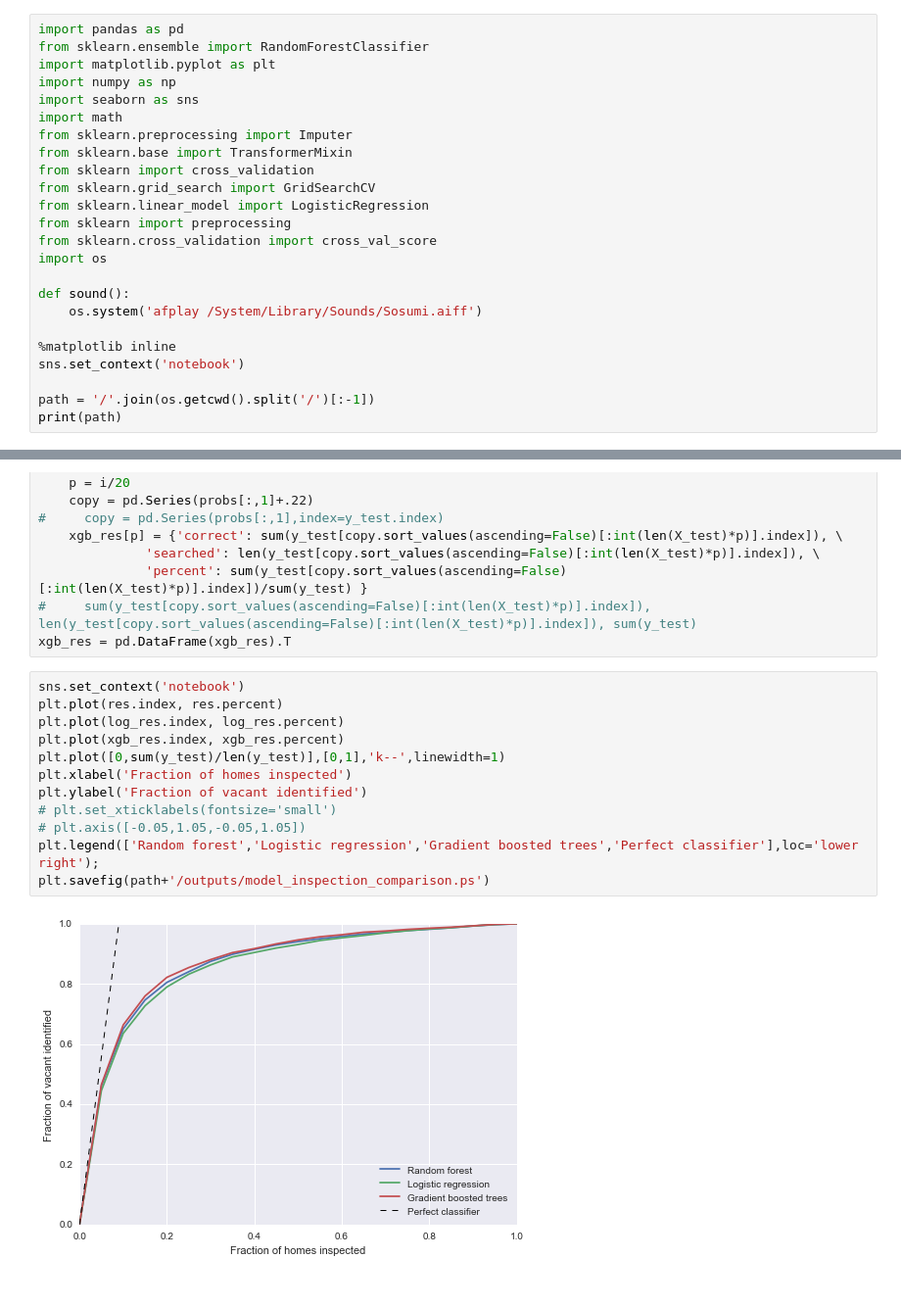
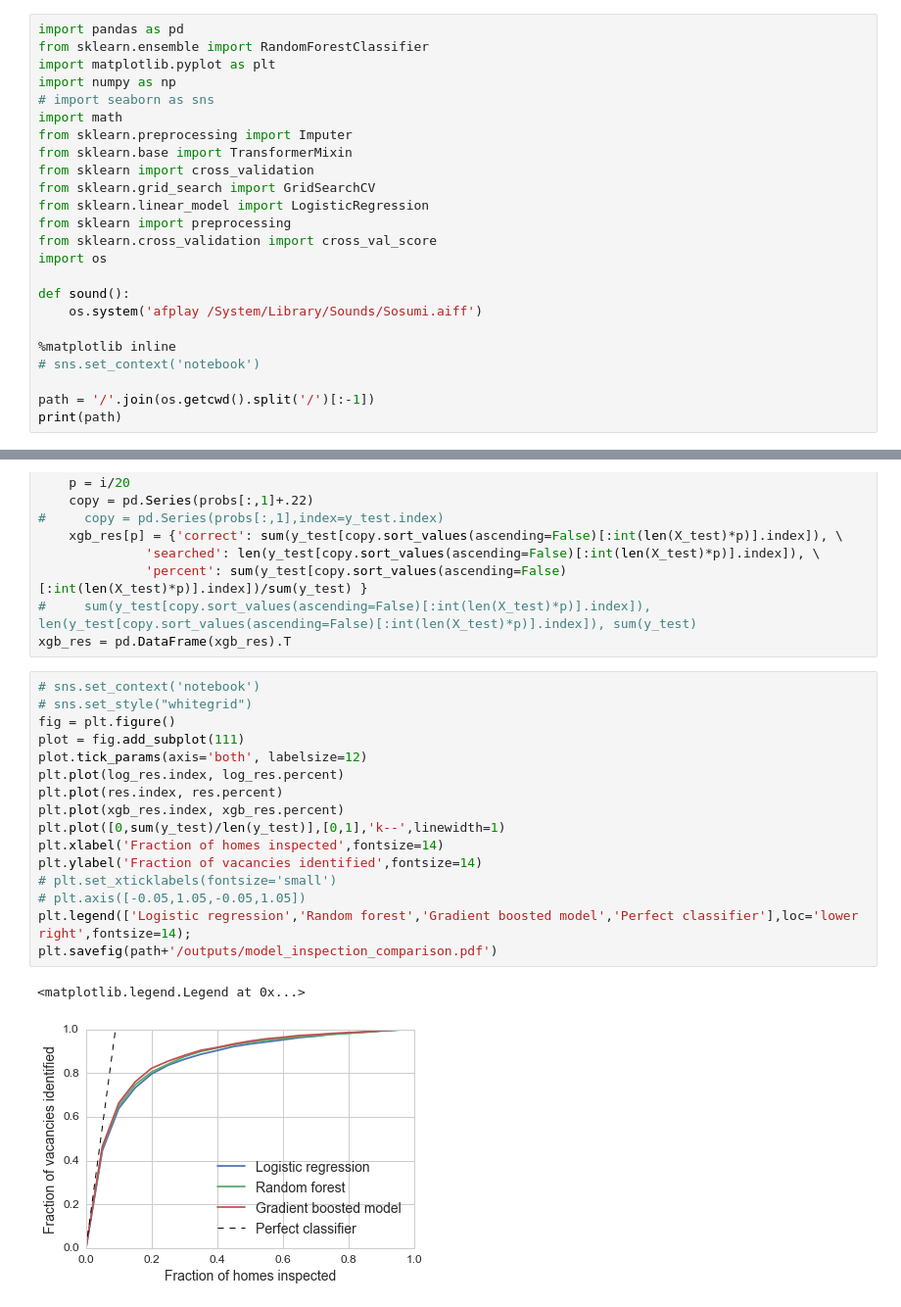
Before and after one commit to PovertyCenterCLE/vacancy_predictor, a Jupyter notebook: notebooks/3.1 Build models.ipynb, the cells around one changed output, grey strips where cells are left out. Shown: that part at 98% size. Cells and saved outputs as stored; diff of their text form.

```diff
--- a/notebooks/3.1 Build models.ipynb
+++ b/notebooks/3.1 Build models.ipynb
@@ -5,7 +5,7 @@ import pandas as pd
 from sklearn.ensemble import RandomForestClassifier
 import matplotlib.pyplot as plt
 import numpy as np
-import seaborn as sns
+# import seaborn as sns
 import math
 from sklearn.preprocessing import Imputer
 from sklearn.base import TransformerMixin
@@ -20,7 +20,7 @@ def sound():
     os.system('afplay /System/Library/Sounds/Sosumi.aiff')
 
 %matplotlib inline
-sns.set_context('notebook')
+# sns.set_context('notebook')
 
 path = '/'.join(os.getcwd().split('/')[:-1])
 print(path)
@@ -518,19 +511,24 @@ for i in range(0,21):
 #     sum(y_test[copy.sort_values(ascending=False)[:int(len(X_test)*p)].index]), len(y_test[copy.sort_values(ascending=False)[:int(len(X_test)*p)].index]), sum(y_test)
 xgb_res = pd.DataFrame(xgb_res).T
 # %%
-sns.set_context('notebook')
+# sns.set_context('notebook')
+# sns.set_style("whitegrid")
+fig = plt.figure()
+plot = fig.add_subplot(111)
+plot.tick_params(axis='both', labelsize=12)
+plt.plot(log_res.index, log_res.percent)
 plt.plot(res.index, res.percent)
-plt.plot(log_res.index, log_res.percent)
 plt.plot(xgb_res.index, xgb_res.percent)
 plt.plot([0,sum(y_test)/len(y_test)],[0,1],'k--',linewidth=1)
-plt.xlabel('Fraction of homes inspected')
-plt.ylabel('Fraction of vacant identified')
+plt.xlabel('Fraction of homes inspected',fontsize=14)
+plt.ylabel('Fraction of vacancies identified',fontsize=14)
 # plt.set_xticklabels(fontsize='small')
 # plt.axis([-0.05,1.05,-0.05,1.05])
-plt.legend(['Random forest','Logistic regression','Gradient boosted trees','Perfect classifier'],loc='lower right');
-plt.savefig(path+'/outputs/model_inspection_comparison.ps')
+plt.legend(['Logistic regression','Random forest','Gradient boosted model','Perfect classifier'],loc='lower right',fontsize=14);
+plt.savefig(path+'/outputs/model_inspection_comparison.pdf')
 # %% [output]
+<matplotlib.legend.Legend at 0x...>
-[figure, old version]
+[figure, new version]
 # %%
 tem = pd.concat([res[['correct']].iloc[range(0,22,2)], \
            log_res[['correct']].iloc[range(0,22,2)],\
```
Also changed, not shown: parts of 9 cells of this notebook, 3 other files.
